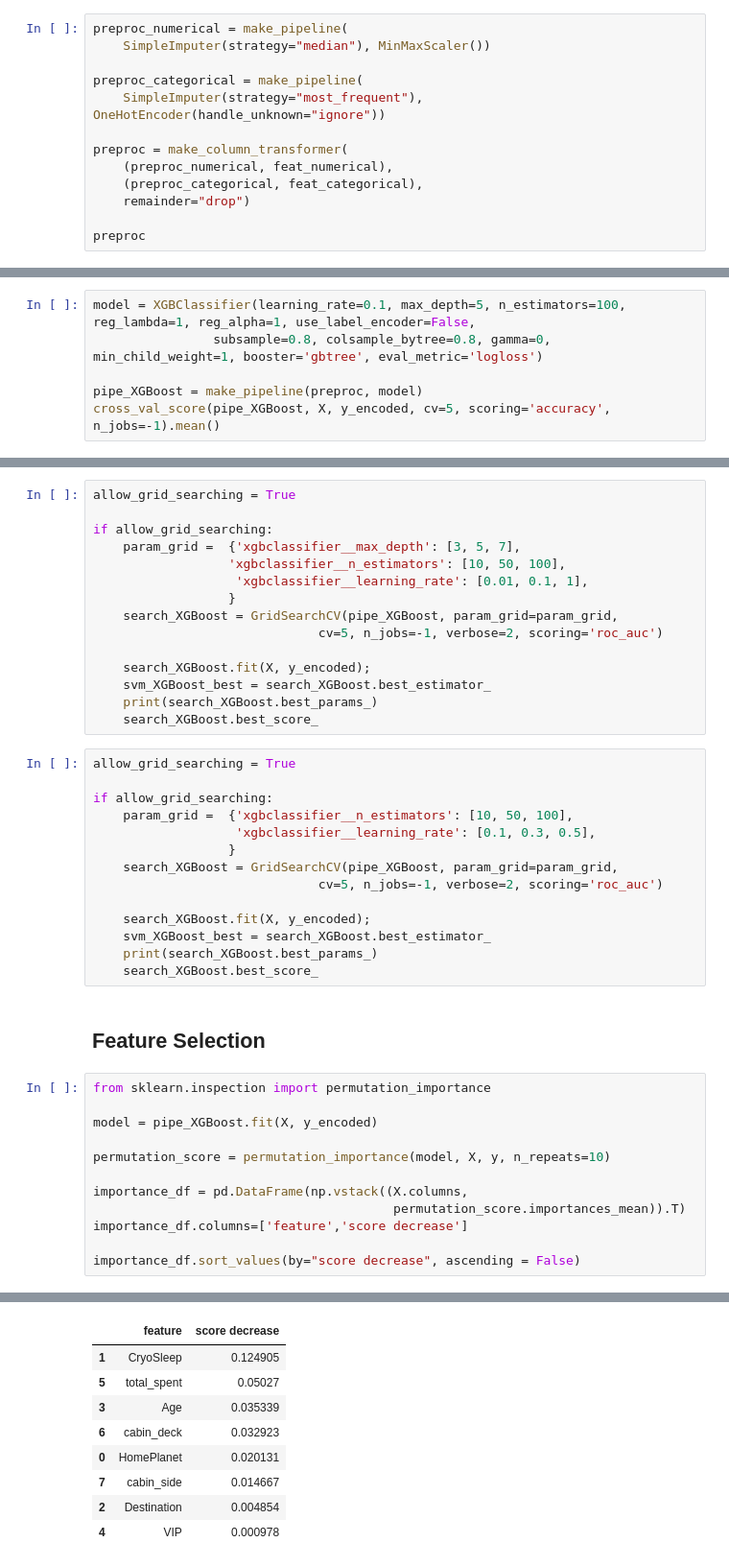
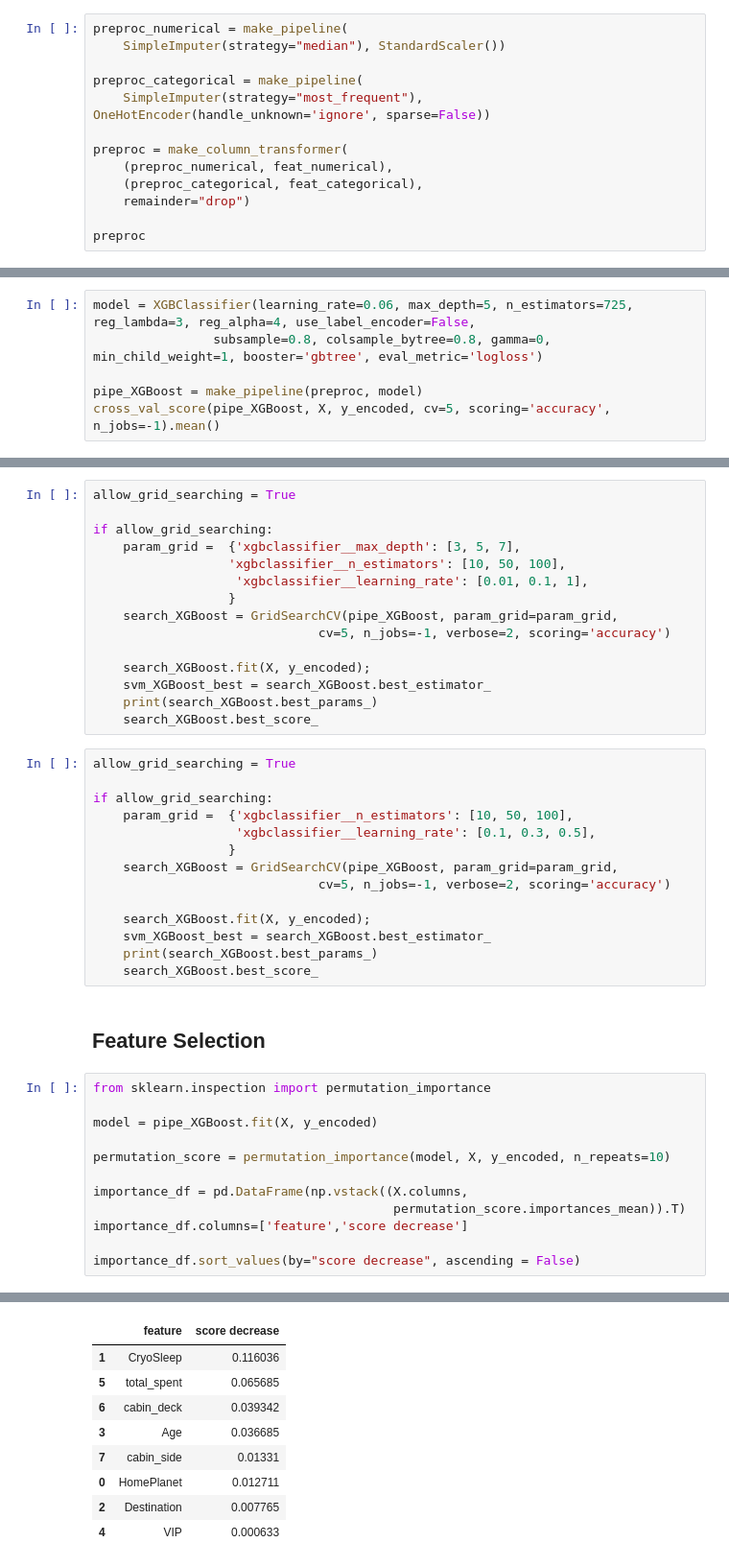
Before and after one commit to Tomateau/spaceship-titanic, a Jupyter notebook: Spaceship_Titanic.ipynb, the cells around one changed output, grey strips where cells are left out. Shown: that part at 96% size. Saved outputs shown, nothing was run; the diff lists cells and outputs as text.

```diff
--- a/Spaceship_Titanic.ipynb
+++ b/Spaceship_Titanic.ipynb
@@ -225,10 +285,10 @@ array([1, 0, 1, ..., 1, 0, 1])
 ## Model Iteration
 # %%
 preproc_numerical = make_pipeline(
-    SimpleImputer(strategy="median"), MinMaxScaler())
+    SimpleImputer(strategy="median"), StandardScaler())
 
 preproc_categorical = make_pipeline(
-    SimpleImputer(strategy="most_frequent"), OneHotEncoder(handle_unknown="ignore"))
+    SimpleImputer(strategy="most_frequent"), OneHotEncoder(handle_unknown='ignore', sparse=False))
 
 preproc = make_column_transformer(
     (preproc_numerical, feat_numerical),
@@ -294,7 +354,7 @@ cross_val_score(pipe_KNN, X, y_encoded, cv=5, scoring='accuracy').mean()
 # %% [markdown]
 ### XGBoost
 # %%
-model = XGBClassifier(learning_rate=0.1, max_depth=5, n_estimators=100, reg_lambda=1, reg_alpha=1, use_label_encoder=False,
+model = XGBClassifier(learning_rate=0.06, max_depth=5, n_estimators=725, reg_lambda=3, reg_alpha=4, use_label_encoder=False,
                 subsample=0.8, colsample_bytree=0.8, gamma=0, min_child_weight=1, booster='gbtree', eval_metric='logloss')
 
 pipe_XGBoost = make_pipeline(preproc, model)
@@ -330,7 +441,7 @@ if allow_grid_searching:
                    'xgbclassifier__learning_rate': [0.01, 0.1, 1],
                   }
     search_XGBoost = GridSearchCV(pipe_XGBoost, param_grid=param_grid,
-                              cv=5, n_jobs=-1, verbose=2, scoring='roc_auc')
+                              cv=5, n_jobs=-1, verbose=2, scoring='accuracy')
 
     search_XGBoost.fit(X, y_encoded);
     svm_XGBoost_best = search_XGBoost.best_estimator_
@@ -344,7 +455,7 @@ if allow_grid_searching:
                    'xgbclassifier__learning_rate': [0.1, 0.3, 0.5],
                   }
     search_XGBoost = GridSearchCV(pipe_XGBoost, param_grid=param_grid,
-                              cv=5, n_jobs=-1, verbose=2, scoring='roc_auc')
+                              cv=5, n_jobs=-1, verbose=2, scoring='accuracy')
 
     search_XGBoost.fit(X, y_encoded);
     svm_XGBoost_best = search_XGBoost.best_estimator_
@@ -357,7 +468,7 @@ from sklearn.inspection import permutation_importance
 
 model = pipe_XGBoost.fit(X, y_encoded)
 
-permutation_score = permutation_importance(model, X, y, n_repeats=10)
+permutation_score = permutation_importance(model, X, y_encoded, n_repeats=10)
 
 importance_df = pd.DataFrame(np.vstack((X.columns,
                                         permutation_score.importances_mean)).T)
@@ -369,10 +479,10 @@ importance_df.sort_values(by="score decrease", ascending = False)
 |  | feature | score decrease |
-| 1 | CryoSleep | 0.124905 |
-| 5 | total_spent | 0.05027 |
-| 3 | Age | 0.035339 |
-| 6 | cabin_deck | 0.032923 |
-| 0 | HomePlanet | 0.020131 |
-| 7 | cabin_side | 0.014667 |
-| 2 | Destination | 0.004854 |
-| 4 | VIP | 0.000978 |
+| 1 | CryoSleep | 0.116036 |
+| 5 | total_spent | 0.065685 |
+| 6 | cabin_deck | 0.039342 |
+| 3 | Age | 0.036685 |
+| 7 | cabin_side | 0.01331 |
+| 0 | HomePlanet | 0.012711 |
+| 2 | Destination | 0.007765 |
+| 4 | VIP | 0.000633 |
 # %%
```
Also changed, not shown: parts of 35 cells of this notebook.
